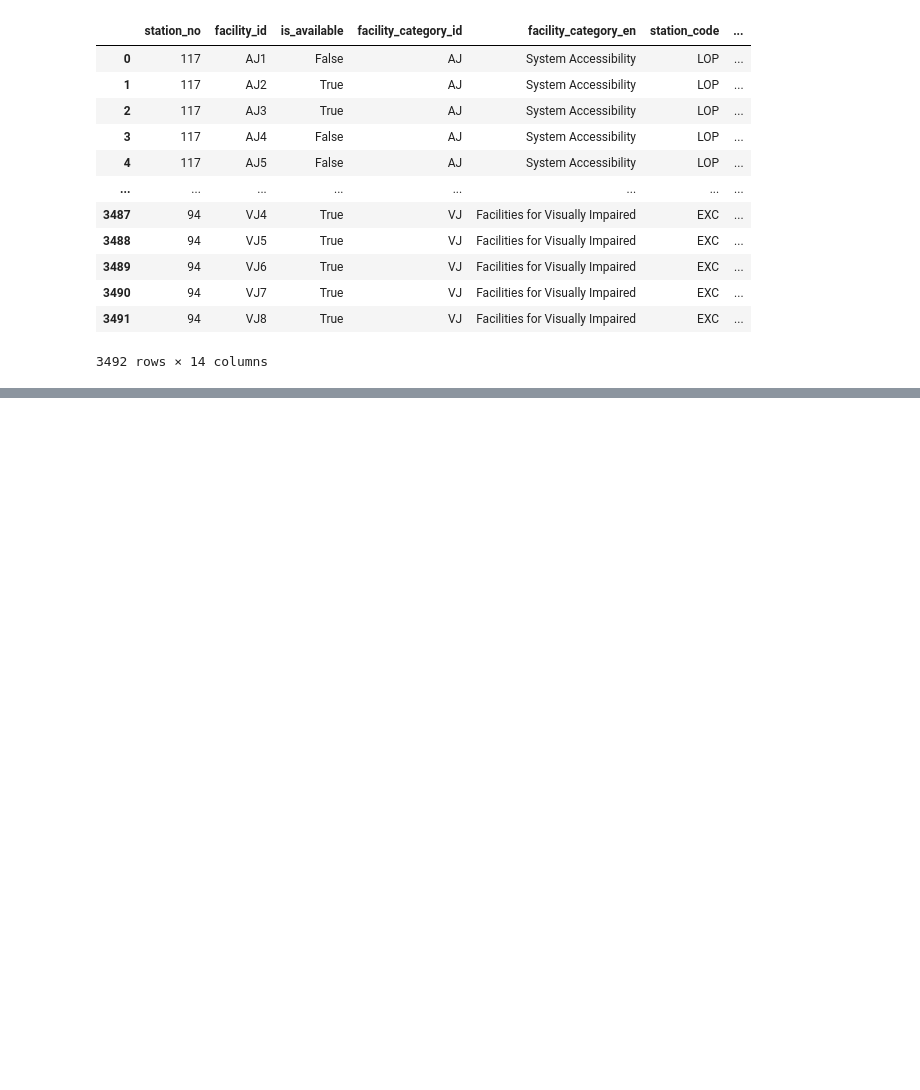
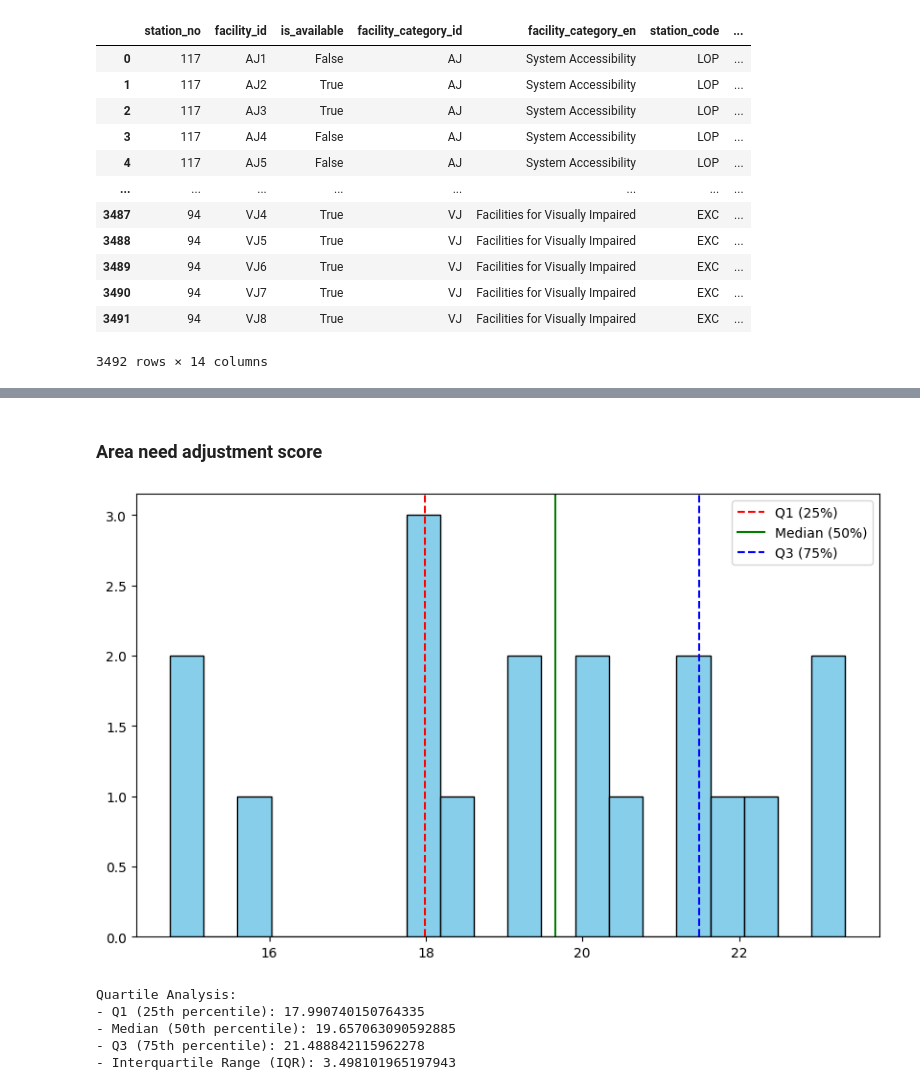
Before and after one commit to linhngo66/MTR-station-accessibility-audit, a Jupyter notebook: HoThiHaiYen-A2.ipynb, the cells around one changed output, grey strips where cells are left out. Saved outputs shown, nothing was run; the diff lists cells and outputs as text; code cells hidden in the pictures; blank space fills up the shorter version.

```diff
--- a/HoThiHaiYen-A2.ipynb
+++ b/HoThiHaiYen-A2.ipynb
@@ -630,0 +774,33 @@ barrier_free_facility_details
+# %% [markdown]
+### Area need adjustment score
+# %%
+# Look into the distribution of the elderly population percentage by area
+plt.figure(figsize=(10,6))
+plt.hist(old_population_by_area['old_population_percentage'], bins = 20, color='skyblue', edgecolor='black')
+
+# Add vertical lines for quartiles
+q1_area, q2_area, q3_area = old_population_by_area['old_population_percentage'].quantile([0.25, 0.5, 0.75])
+plt.axvline(q1_area, color='red', linestyle='--', label='Q1 (25%)')
+plt.axvline(q2_area, color='green', linestyle='-', label='Median (50%)')
+plt.axvline(q3_area, color='blue', linestyle='--', label='Q3 (75%)')
+
+plt.legend()
+plt.show()
+# %% [output]
+[figure, added]
+# %%
+# Check quartile values
+
+print(f'''
+Quartile Analysis:
+- Q1 (25th percentile): {q1_area}
+- Median (50th percentile): {q2_area}
+- Q3 (75th percentile): {q3_area}
+- Interquartile Range (IQR): {q3_area-q1_area}
+''')
+# %% [output]
+Quartile Analysis:
+- Q1 (25th percentile): 17.990740150764335
+- Median (50th percentile): 19.657063090592885
+- Q3 (75th percentile): 21.488842115962278
+- Interquartile Range (IQR): 3.498101965197943
```
Also changed, not shown: parts of 19 cells of this notebook.
